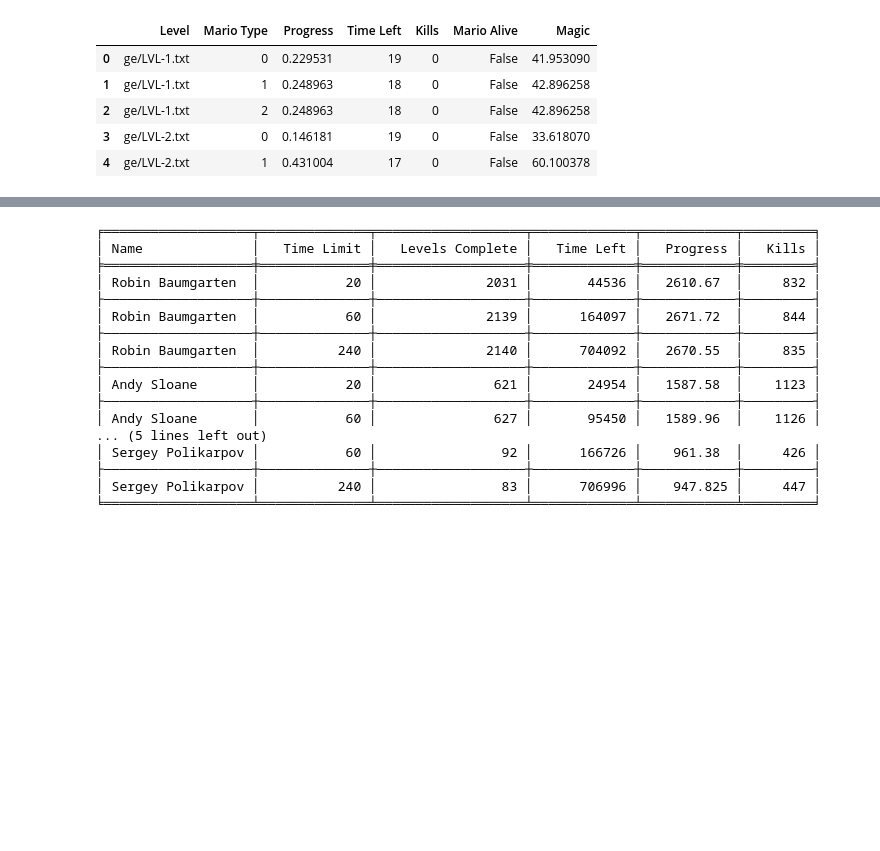
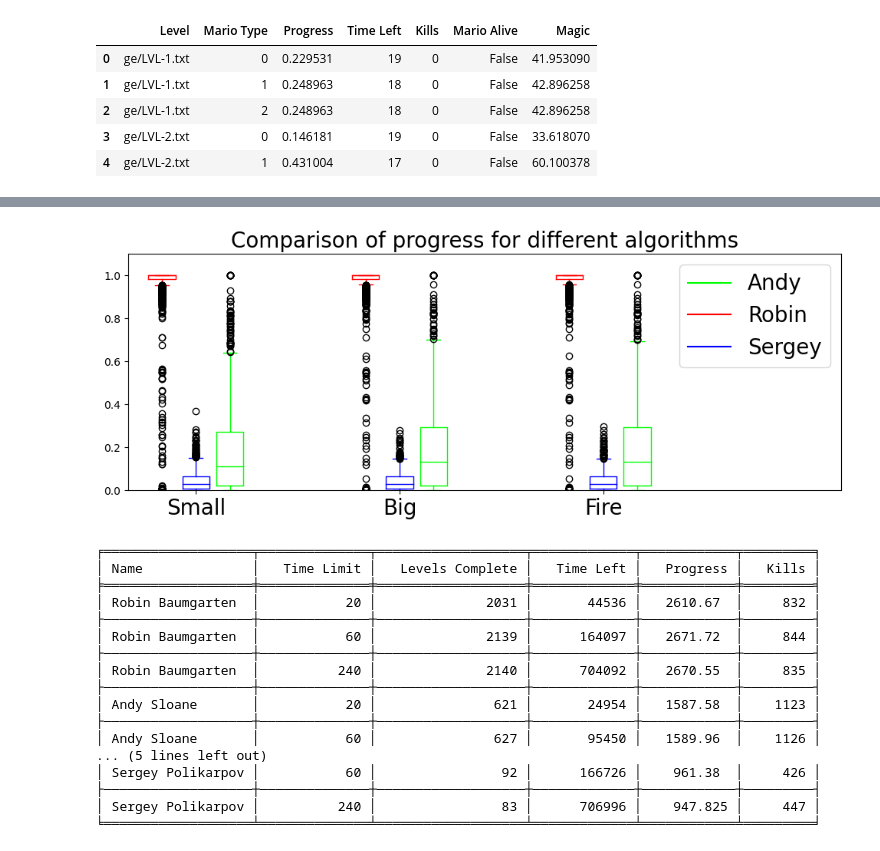
Before and after one commit to gimchedli/Mario-AI-Framework, a Jupyter notebook: MarioExperiments.ipynb, the cells around one changed output, grey strips where cells are left out. Saved outputs shown, nothing was run; the diff lists cells and outputs as text; code cells hidden in the pictures; blank space fills up the shorter version.

```diff
--- a/MarioExperiments.ipynb
+++ b/MarioExperiments.ipynb
@@ -267,3 +268,75 @@ plt.rcParams['figure.figsize'] = [12, 4]
+# %%
+# import the matplotlib package
+import matplotlib.pyplot as plt
+
+# import the numpy package
+import numpy as np
+
+
+
+
+def produceData(df_ge):
+    df_small = df_ge[df_ge["Mario Type"] == 0]
+    df_big = df_ge[df_ge["Mario Type"] == 1]
+    df_fire = df_ge[df_ge["Mario Type"] == 2]
+    data = [df_small["Progress"], df_big["Progress"], df_fire["Progress"]]
+    return data
+
+sergey_2 = produceData(pd.read_csv("output/full_runs/patternOccur/20/sergeyPolikarpov_new.csv"))
+robin_2 = produceData(pd.read_csv("output/full_runs/patternOccur/20/robinBaumgarten_new.csv"))
+andy_2 = produceData(pd.read_csv("output/full_runs/patternOccur/20/andySloane_new.csv"))
+
+
+ticks = ['Small', 'Big', 'Fire']
+
+
+robin_plot_2 = plt.boxplot(robin_2,
+                               positions=np.array(
+    np.arange(len(robin_2)))*3.0-0.5,
+                               widths=0.4)
+sergey_plot_2 = plt.boxplot(sergey_2,
+                               positions=np.array(
+    np.arange(len(sergey_2)))*3.0,
+                               widths=0.4)
+andy_plot_2 = plt.boxplot(andy_2,
+                               positions=np.array(
+    np.arange(len(andy_2)))*3.0+0.5,
+                               widths=0.4)
+
+
+
+
+def define_box_properties(plot_name, color_code, label):
+    for k, v in plot_name.items():
+        plt.setp(plot_name.get(k), color=color_code)
+
+    # use plot function to draw a small line to name the legend.
+    plt.plot([], c=color_code, label=label)
+    plt.legend()
+
+
+# setting colors for each groups
+define_box_properties(andy_plot_2, '#00FF00', 'Andy')
+define_box_properties(robin_plot_2, '#FF0000', 'Robin')
+define_box_properties(sergey_plot_2, '#0000FF', 'Sergey')
+
+
+# set the x label values
+plt.xticks(np.arange(0, len(ticks) * 3, 3), ticks, fontsize=20)
+
+# set the limit for x axis
+plt.xlim(-1, len(ticks)*3+0.5)
+
+# set the limit for y axis
+plt.ylim(0, 1.1)
+plt.legend(fontsize=20)
+
+# set the title
+plt.title('Comparison of progress for different algorithms', fontsize=20)
+plt.show()
+plt.rcParams['figure.figsize'] = [12, 4]
+# %% [output]
+[figure, added]
 # %%
 from tabulate import tabulate
 import re
```
Also changed, not shown: parts of 10 cells of this notebook, 57 other files.
